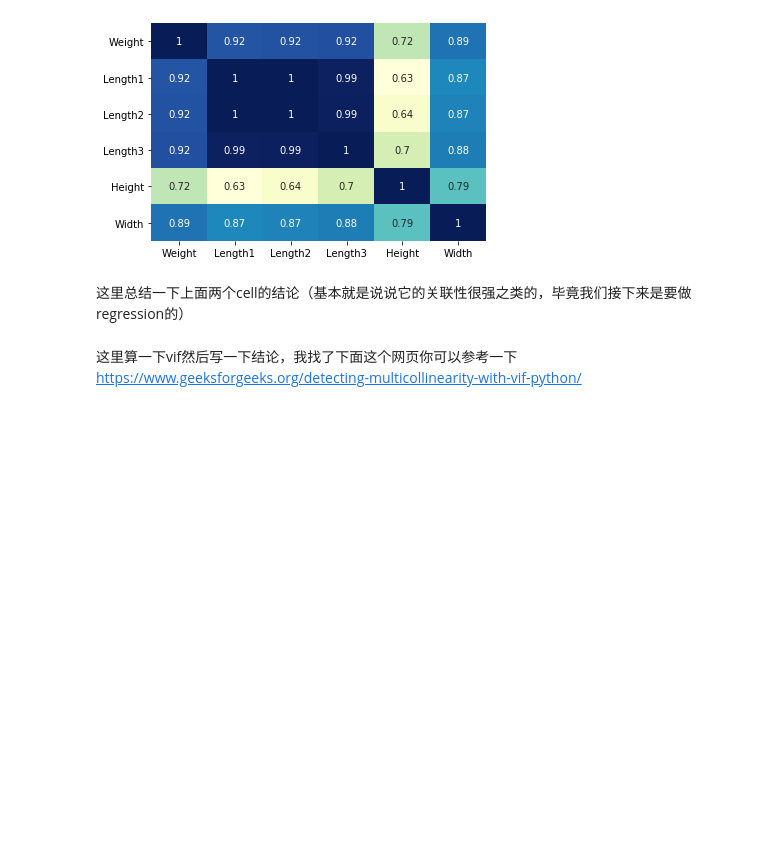
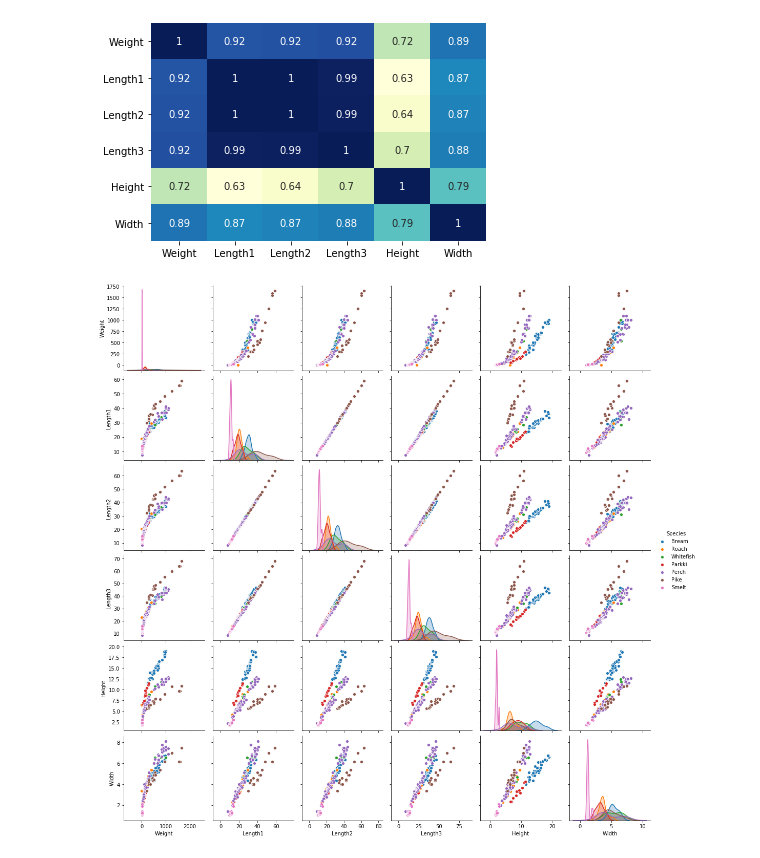
Before and after one commit to haitonglin/stats302, a Jupyter notebook: fish market data analysis/Midterm_fish_market.ipynb, the cells around one changed output. Cells and saved outputs as stored; diff of their text form; code cells hidden in the pictures; blank space fills up the shorter version.

```diff
--- a/fish market data analysis/Midterm_fish_market.ipynb
+++ b/fish market data analysis/Midterm_fish_market.ipynb
@@ -101,5 +115,3 @@ data.corr()
 sns.heatmap(data.corr(), annot=True,cbar=False,cmap="YlGnBu");
 # %% [output]
 [figure]
-# %% [markdown]
-这里总结一下上面两个cell的结论（基本就是说说它的关联性很强之类的，毕竟我们接下来是要做regression的）
@@ -108,3 +118,4 @@ sns.heatmap(data.corr(), annot=True,cbar=False,cmap="YlGnBu");
-# %% [markdown]
-这里算一下vif然后写一下结论，我找了下面这个网页你可以参考一下
-https://www.geeksforgeeks.org/detecting-multicollinearity-with-vif-python/
+# %%
+g = sns.pairplot(data, kind='scatter', hue='Species');
+# %% [output]
+[figure, added]
```
Also changed, not shown: parts of 61 cells of this notebook.
